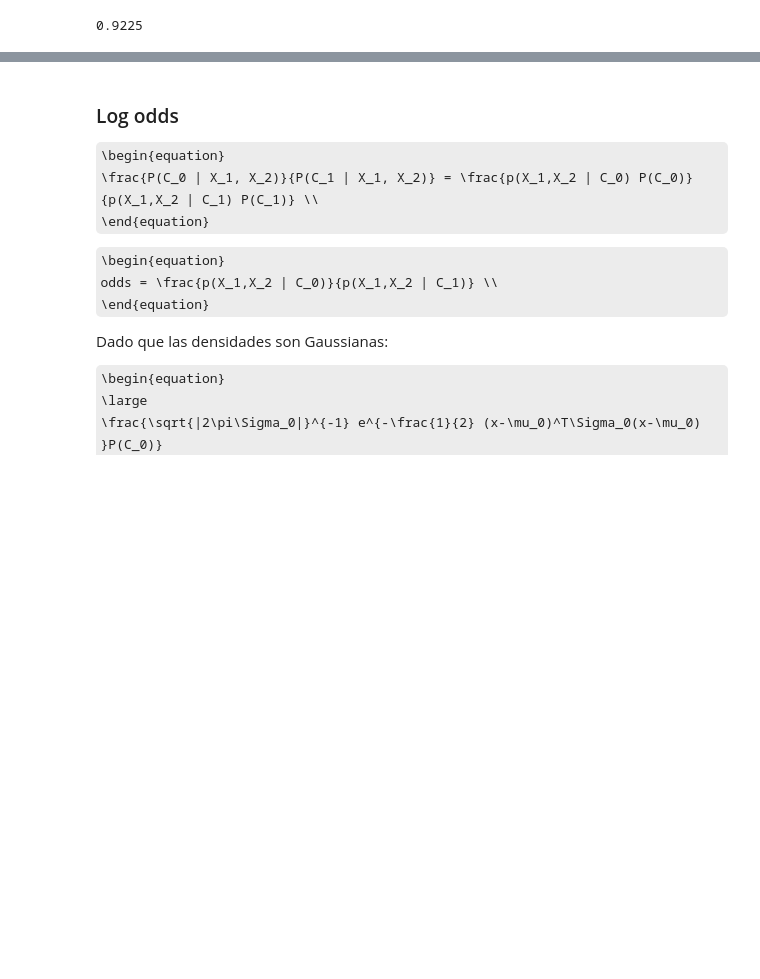
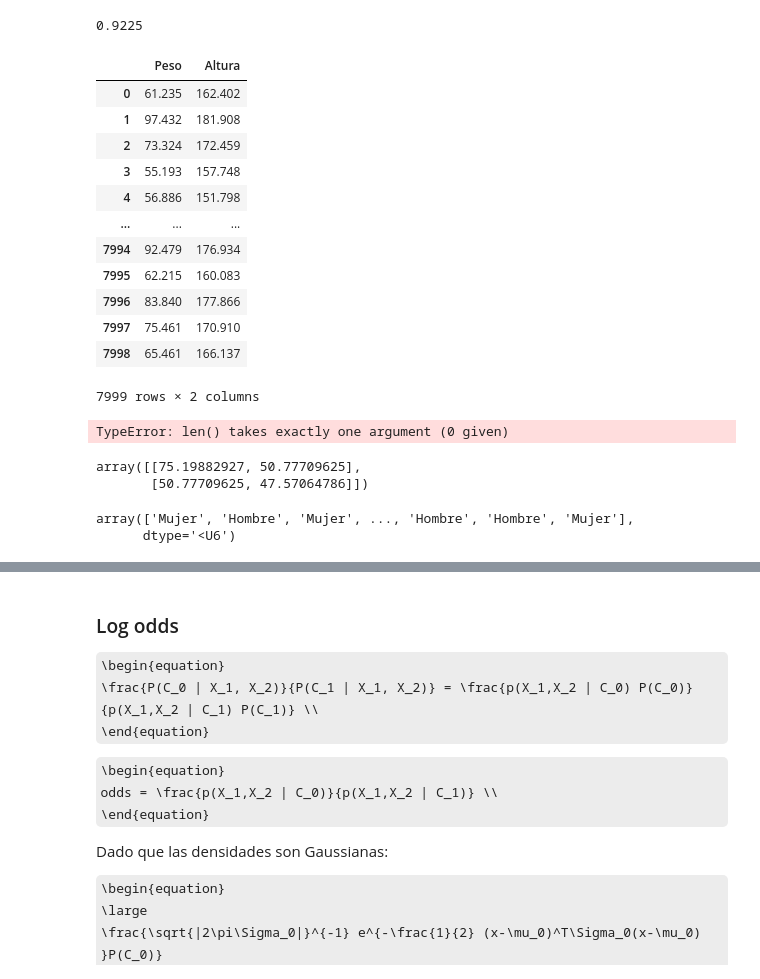
Before and after one commit to lab-pep-itba/Clase-3---Clasificadores-Bayesianos, a Jupyter notebook: 6 - Clasific-Bayes-Gaussiano.ipynb, the cells around one changed output, grey strips where cells are left out. Drawn from its saved outputs; the diff is of its cells as text; code cells hidden in the pictures; some formulas as TeX source; blank space fills up the shorter version.

```diff
--- a/6 - Clasific-Bayes-Gaussiano.ipynb
+++ b/6 - Clasific-Bayes-Gaussiano.ipynb
@@ -130,3 +297,24 @@ acc_cv_Bayes = get_acc_gauss(test, mean_hombres, mean_mujeres, cov_hombres, cov_
 print(acc_cv_Bayes)
 # %% [output]
 0.9225
+# %%
+data[['Peso', 'Altura']]
+# %% [output]
+|  | Peso | Altura |
+| 0 | 61.235 | 162.402 |
+| 1 | 97.432 | 181.908 |
+| 2 | 73.324 | 172.459 |
+| 3 | 55.193 | 157.748 |
+| 4 | 56.886 | 151.798 |
+| ... | ... | ... |
+| 7994 | 92.479 | 176.934 |
+| 7995 | 62.215 | 160.083 |
+| 7996 | 83.840 | 177.866 |
+| 7997 | 75.461 | 170.910 |
+| 7998 | 65.461 | 166.137 |
+7999 rows × 2 columns
+# %%
+for k, v in data['Genero'].value_counts().to_dict().items():
+    print(k, v/len())
+# %% [output]
+TypeError: len() takes exactly one argument (0 given)
@@ -132,0 +324,5 @@ print(acc_cv_Bayes)
+# %%
+X[y == 'Mujer'].cov().values
+# %% [output]
+array([[75.19882927, 50.77709625],
+       [50.77709625, 47.57064786]])
@@ -132,0 +331,7 @@ print(acc_cv_Bayes)
+# %%
+my_model = QDA()
+my_model.fit(X, y)
+my_model.predict(X)
+# %% [output]
+array(['Mujer', 'Hombre', 'Mujer', ..., 'Hombre', 'Hombre', 'Mujer'],
+      dtype='<U6')
```
Also changed, not shown: parts of 47 cells of this notebook, 6 other files.
